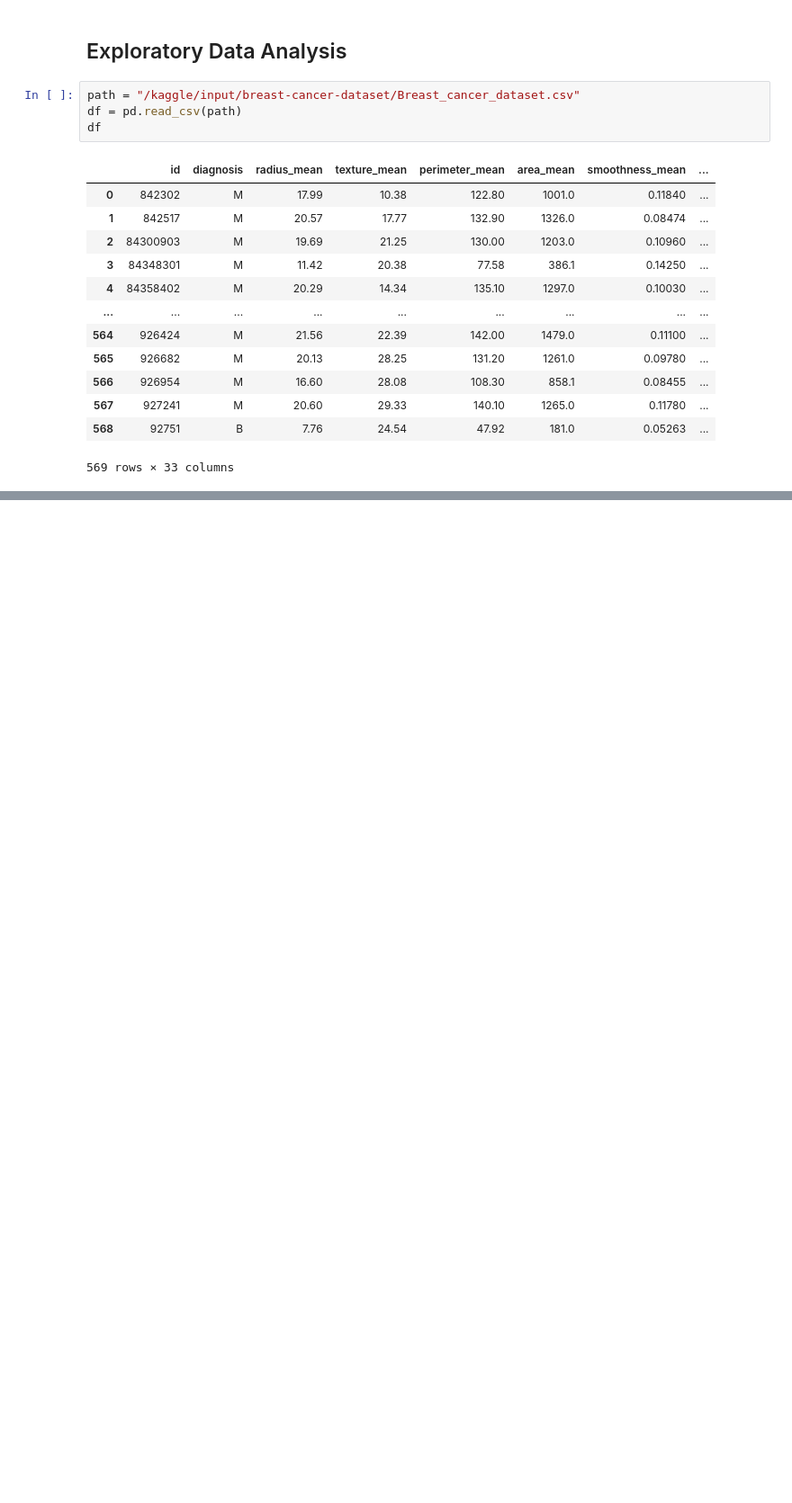
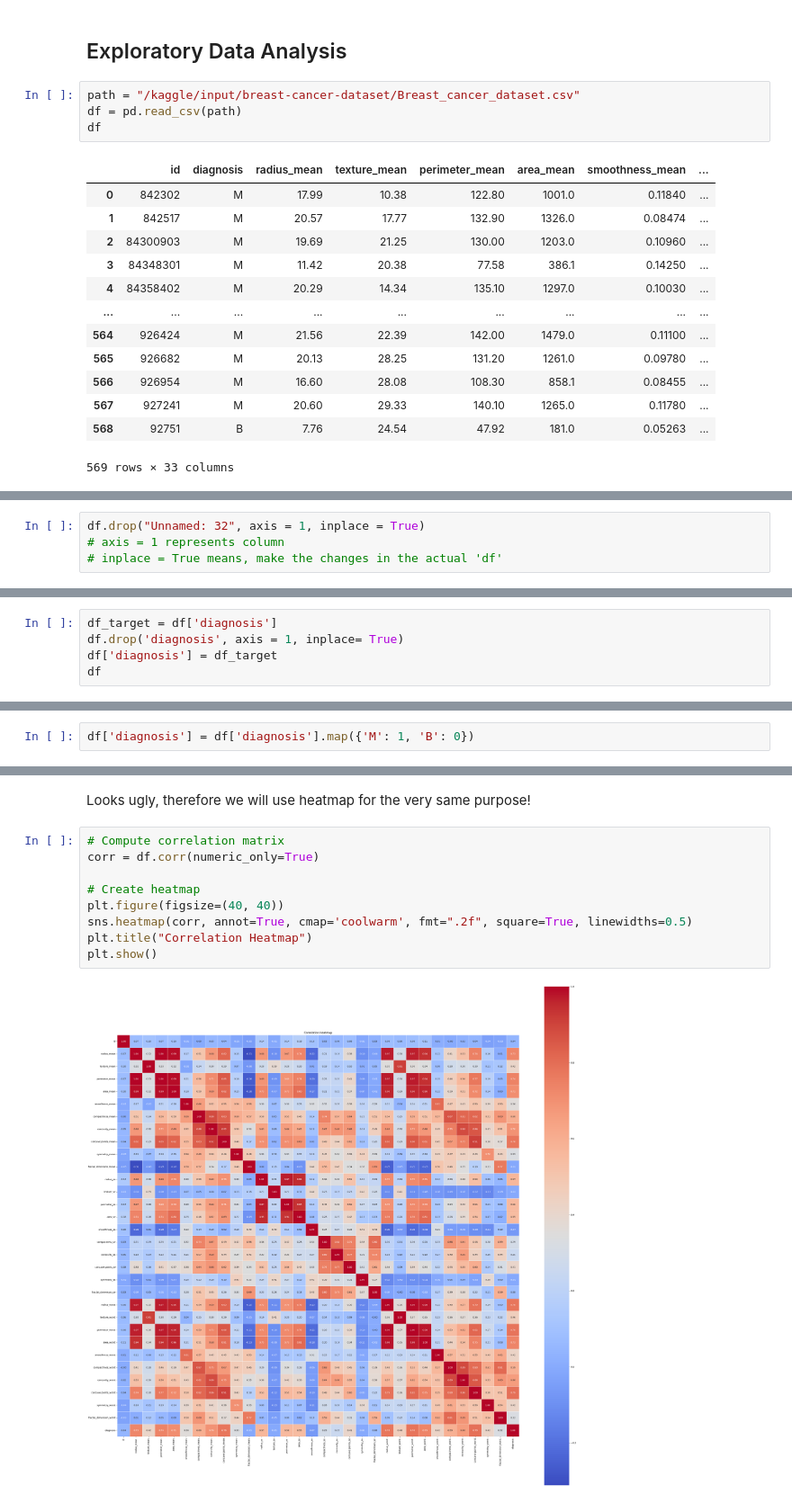
Before and after one commit to tselane2110/Breast-Cancer-Detection, a Jupyter notebook: BreastCancerDetection.ipynb, the cells around one changed output, grey strips where cells are left out. Shown at 90% size. Cells and saved outputs as stored; diff of their text form; blank space fills up the shorter version.

Commit message:
add: heatmap

```diff
--- a/BreastCancerDetection.ipynb
+++ b/BreastCancerDetection.ipynb
@@ -37,0 +44,4 @@ df
+# %%
+df.drop("Unnamed: 32", axis = 1, inplace = True)
+# axis = 1 represents column
+# inplace = True means, make the changes in the actual 'df'
@@ -37,0 +66,5 @@ df
+# %%
+df_target = df['diagnosis']
+df.drop('diagnosis', axis = 1, inplace= True)
+df['diagnosis'] = df_target
+df
@@ -37,0 +135,2 @@ df
+# %%
+df['diagnosis'] = df['diagnosis'].map({'M': 1, 'B': 0})
@@ -37,0 +176,13 @@ df
+# %% [markdown]
+Looks ugly, therefore we will use heatmap for the very same purpose!
+# %%
+# Compute correlation matrix
+corr = df.corr(numeric_only=True)
+
+# Create heatmap
+plt.figure(figsize=(40, 40))
+sns.heatmap(corr, annot=True, cmap='coolwarm', fmt=".2f", square=True, linewidths=0.5)
+plt.title("Correlation Heatmap")
+plt.show()
+# %% [output]
+[figure, added]
```
Also changed, not shown: parts of 12 cells of this notebook.
